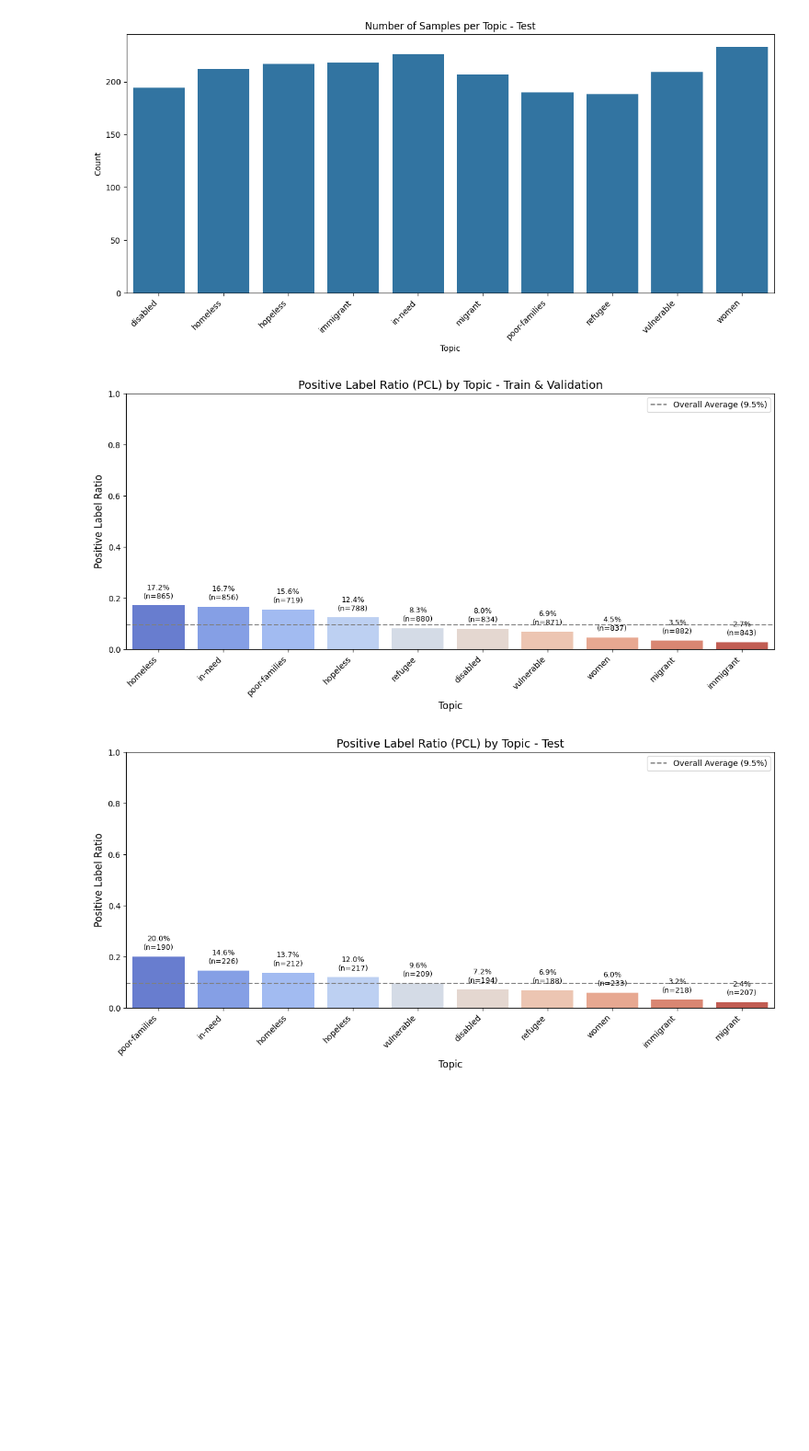
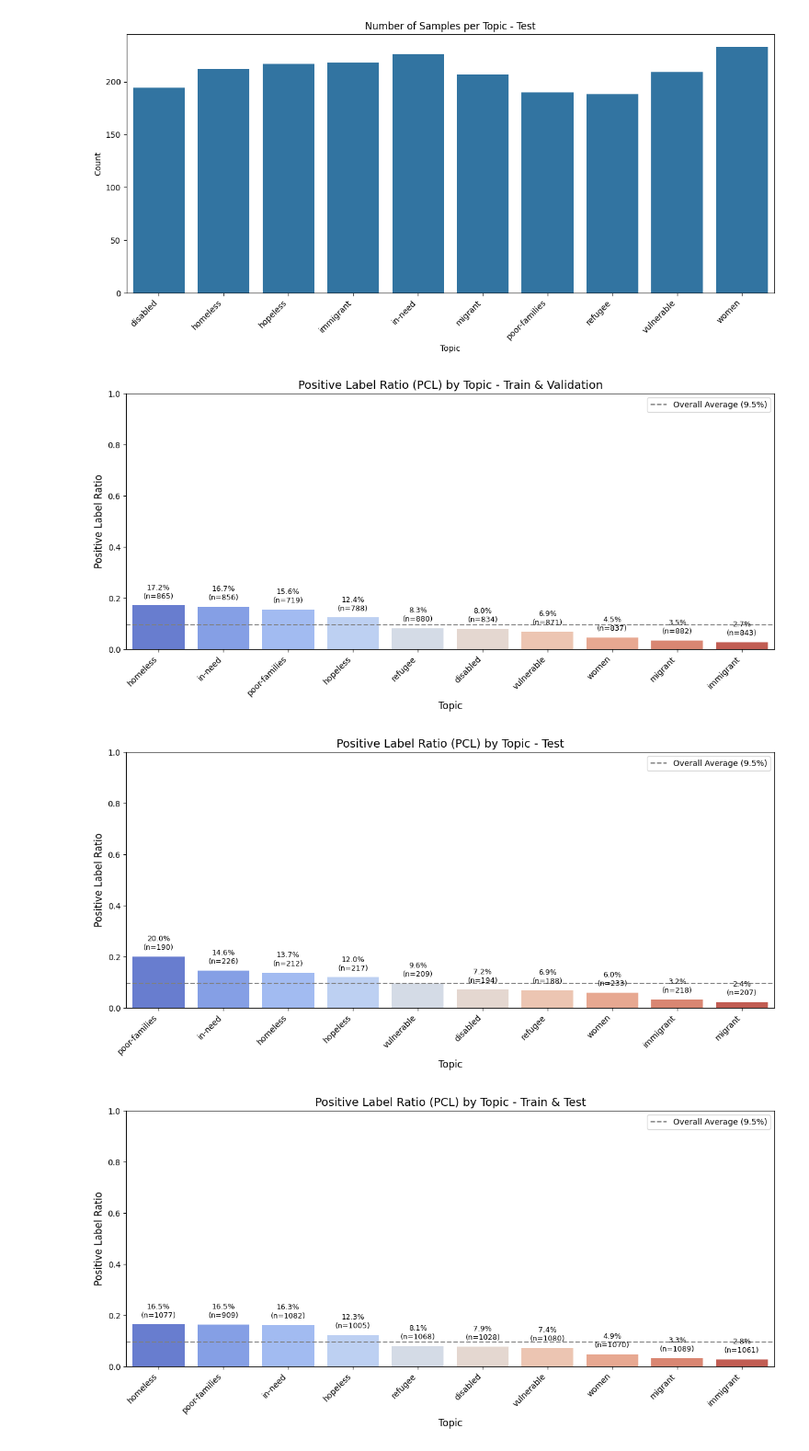
Before and after one commit to Hasasasaki/semeval_2022_task_4, a Jupyter notebook: data_analysis.ipynb, the cells around one changed output. Shown at 92% size. Saved outputs shown, nothing was run; the diff lists cells and outputs as text; code cells hidden in the pictures; blank space fills up the shorter version.

Commit message:
pcl by topic on train and test

```diff
--- a/data_analysis.ipynb
+++ b/data_analysis.ipynb
@@ -223,30 +223,33 @@ def plot_topic_ratios(df, name):
     sns.barplot(x=topic_ratios.index,
                 y=topic_ratios['mean'],
                 hue=topic_ratios.index,
                 palette='coolwarm',
                 legend=False)
 
     # Add annotations
     plt.axhline(y=df['pcl_label'].mean(), color='gray', linestyle='--',
                 label=f'Overall Average ({df["pcl_label"].mean():.1%})')
     plt.title(f'Positive Label Ratio (PCL) by Topic - {name}', fontsize=14)
     plt.xlabel('Topic', fontsize=12)
     plt.ylabel('Positive Label Ratio', fontsize=12)
     plt.xticks(rotation=45, ha='right')
     plt.ylim(0, 1)
     plt.legend()
 
     # Add percentage labels
     for i, (ratio, count) in enumerate(zip(topic_ratios['mean'], topic_ratios['count'])):
         plt.text(i, ratio + 0.02, f'{ratio:.1%}\n(n={count})',
                  ha='center', va='bottom', fontsize=9)
 
     plt.tight_layout()
     plt.show()
 
 # Analyze both datasets
 for df, name in [(train_val_df, 'Train & Validation'), (test_df, 'Test')]:
     plot_topic_ratios(df, name)
+
+plot_topic_ratios(pd.concat([train_val_df, test_df]), 'Train & Test')
 # %% [output]
 [figure]
 [figure]
+[figure, added]
```
Also changed, not shown: parts of 2 cells of this notebook.
